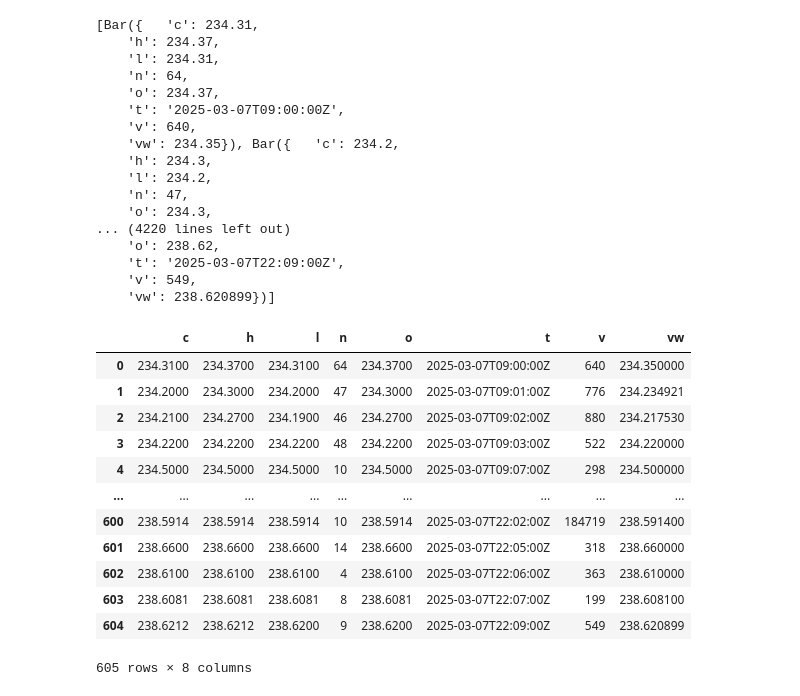
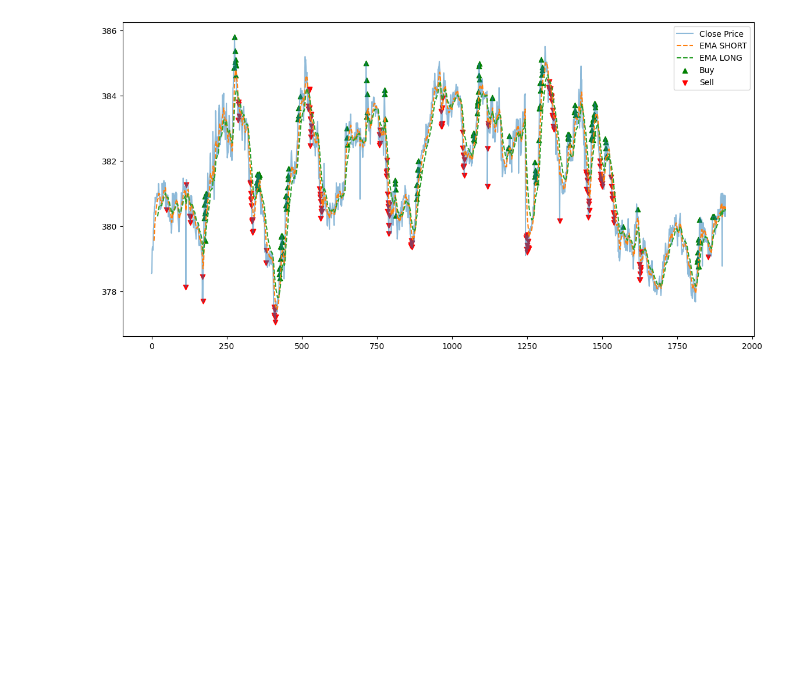
Before and after one commit to Olivestam/trading-bot, a Jupyter notebook: testing.ipynb, the cells around one changed output. Cells and saved outputs as stored; diff of their text form; code cells hidden in the pictures; blank space fills up the shorter version.

```diff
--- a/testing.ipynb
+++ b/testing.ipynb
@@ -100,39 +88,39 @@ assets = trading_client.get_all_assets(search_params)
-# %%
-import pandas as pd
-
-barset = alpaca.get_bars("AAPL", TimeFrame.Minute)
-print(barset)
-df = pd.DataFrame([bar.__dict__['_raw'] for bar in barset])
-
-display(df)
-# %% [output]
-[Bar({   'c': 234.31,
-    'h': 234.37,
-    'l': 234.31,
-    'n': 64,
-    'o': 234.37,
-    't': '2025-03-07T09:00:00Z',
-    'v': 640,
-    'vw': 234.35}), Bar({   'c': 234.2,
-    'h': 234.3,
-    'l': 234.2,
-    'n': 47,
-    'o': 234.3,
-... (4220 lines left out)
-    'o': 238.62,
-    't': '2025-03-07T22:09:00Z',
-    'v': 549,
-    'vw': 238.620899})]
-|  | c | h | l | n | o | t | v | vw |
-| 0 | 234.3100 | 234.3700 | 234.3100 | 64 | 234.3700 | 2025-03-07T09:00:00Z | 640 | 234.350000 |
-| 1 | 234.2000 | 234.3000 | 234.2000 | 47 | 234.3000 | 2025-03-07T09:01:00Z | 776 | 234.234921 |
-| 2 | 234.2100 | 234.2700 | 234.1900 | 46 | 234.2700 | 2025-03-07T09:02:00Z | 880 | 234.217530 |
-| 3 | 234.2200 | 234.2200 | 234.2200 | 48 | 234.2200 | 2025-03-07T09:03:00Z | 522 | 234.220000 |
-| 4 | 234.5000 | 234.5000 | 234.5000 | 10 | 234.5000 | 2025-03-07T09:07:00Z | 298 | 234.500000 |
-| ... | ... | ... | ... | ... | ... | ... | ... | ... |
-| 600 | 238.5914 | 238.5914 | 238.5914 | 10 | 238.5914 | 2025-03-07T22:02:00Z | 184719 | 238.591400 |
-| 601 | 238.6600 | 238.6600 | 238.6600 | 14 | 238.6600 | 2025-03-07T22:05:00Z | 318 | 238.660000 |
-| 602 | 238.6100 | 238.6100 | 238.6100 | 4 | 238.6100 | 2025-03-07T22:06:00Z | 363 | 238.610000 |
-| 603 | 238.6081 | 238.6081 | 238.6081 | 8 | 238.6081 | 2025-03-07T22:07:00Z | 199 | 238.608100 |
-| 604 | 238.6212 | 238.6212 | 238.6200 | 9 | 238.6200 | 2025-03-07T22:09:00Z | 549 | 238.620899 |
-605 rows × 8 columns
+# %%
+import ta
+
+df_indicators = df.copy()
+
+# Beräkna EMA (Exponential Moving Average) med 9 och 21 perioder
+df_indicators["EMA_short"] = ta.trend.ema_indicator(df_indicators["close"], window=9)
+df_indicators["EMA_long"] = ta.trend.ema_indicator(df_indicators["close"], window=21)
+
+# Beräkna MACD
+df_indicators["MACD"] = ta.trend.macd(df_indicators["close"])
+df_indicators["Signal_Line"] = ta.trend.macd_signal(df_indicators["close"])
+
+# Beräkna ADX (Average Directional Index) för att mäta trendstyrka
+df_indicators["ADX"] = ta.trend.adx(df_indicators["high"], df_indicators["low"], df_indicators["close"], window=14)
+
+adx_threshold = 20  # Tröskel för trendstyrka
+
+# Köp-signal (EMA crossover + MACD + ADX)
+df_indicators.loc[(df_indicators["EMA_short"] > df_indicators["EMA_long"]) & (df_indicators["MACD"] > df_indicators["Signal_Line"]) & ((df_indicators["MACD"] - df_indicators["Signal_Line"]) > 0.1) & (df_indicators["ADX"] > adx_threshold),"Signal"] = 1
+
+# Sälj-signal (EMA crossover + MACD + ADX)
+df_indicators.loc[(df_indicators["EMA_short"] < df_indicators["EMA_long"]) &  (df_indicators["MACD"] < df_indicators["Signal_Line"]) & ((df_indicators["Signal_Line"] - df_indicators["MACD"]) > 0.1) & (df_indicators["ADX"] > adx_threshold), "Signal"] = -1
+# %%
+import matplotlib.pyplot as plt
+
+plt.figure(figsize=(14,7))
+plt.plot(df_indicators["close"], label="Close Price", alpha=0.5)
+plt.plot(df_indicators["EMA_short"], label="EMA SHORT", linestyle="dashed")
+plt.plot(df_indicators["EMA_long"], label="EMA LONG", linestyle="dashed")
+
+# Plotta köp och sälj-signaler
+plt.scatter(df_indicators.index[df_indicators["Signal"] == 1], df_indicators["close"][df_indicators["Signal"] == 1], marker="^", color="g", label="Buy", alpha=1)
+plt.scatter(df_indicators.index[df_indicators["Signal"] == -1], df_indicators["close"][df_indicators["Signal"] == -1], marker="v", color="r", label="Sell", alpha=1)
+
+plt.legend()
+plt.show()
+# %% [output]
+[figure, added]
```
Also changed, not shown: parts of 5 cells of this notebook, 1 other file.
